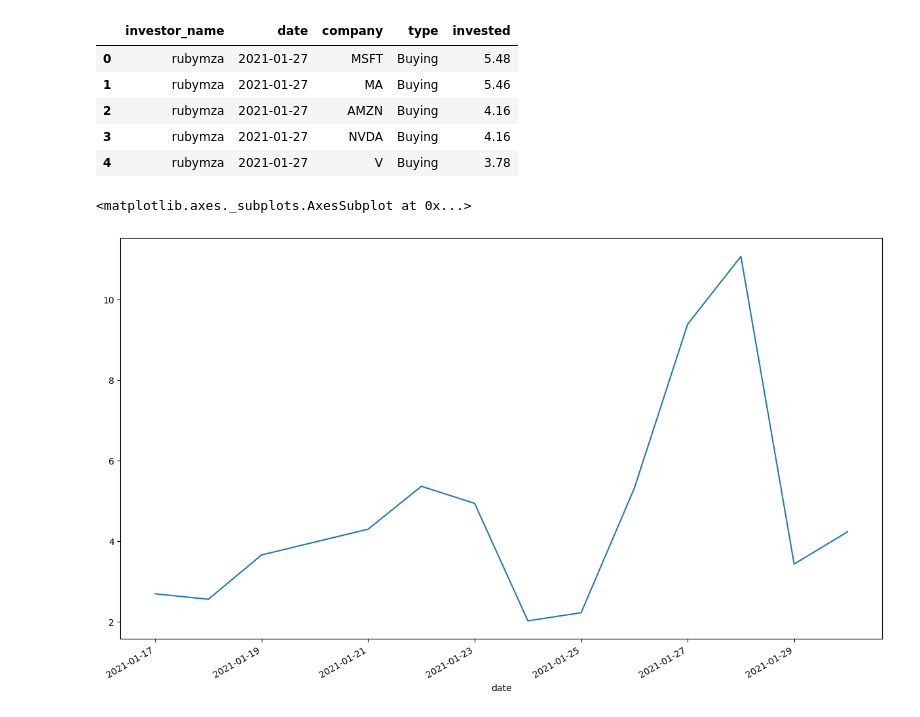
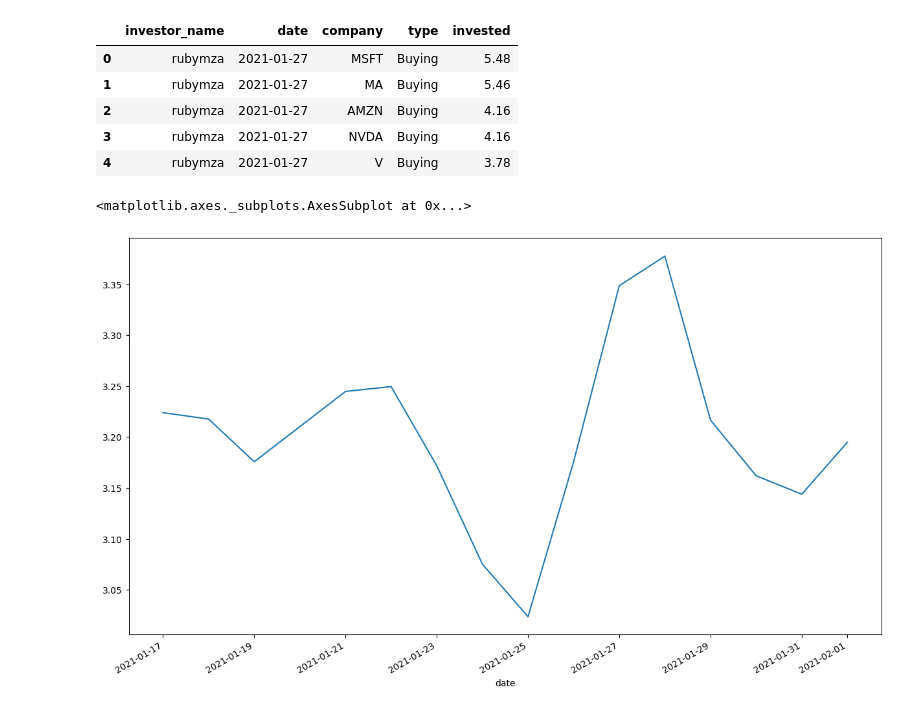
Before and after one commit to bstanie/beautiful-creature, a Jupyter notebook: notebooks/stock_advisor.ipynb, the cells around one changed output. Saved outputs shown, nothing was run; the diff lists cells and outputs as text; code cells hidden in the pictures.

```diff
--- a/notebooks/stock_advisor.ipynb
+++ b/notebooks/stock_advisor.ipynb
@@ -192,10 +233,10 @@ df.head()
 | 3 | rubymza | 2021-01-27 | NVDA | Buying | 4.16 |
 | 4 | rubymza | 2021-01-27 | V | Buying | 3.78 |
 # %%
-df[df.company=='GME'].groupby('date')['invested'].mean().plot()
+df[df.company=='NVDA'].groupby('date')['invested'].mean().plot()
 # %% [output]
 <matplotlib.axes._subplots.AxesSubplot at 0x...>
-[figure, old version]
+[figure, new version]
 # %%
 dates = sorted(df.date.unique())
 len(dates)
```
Also changed, not shown: parts of 21 cells of this notebook, 1 other file.
